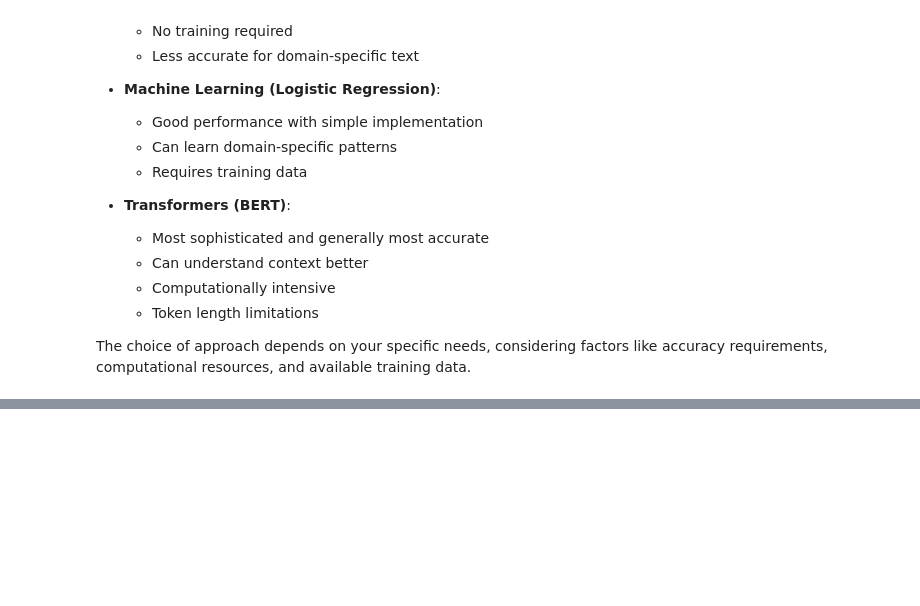
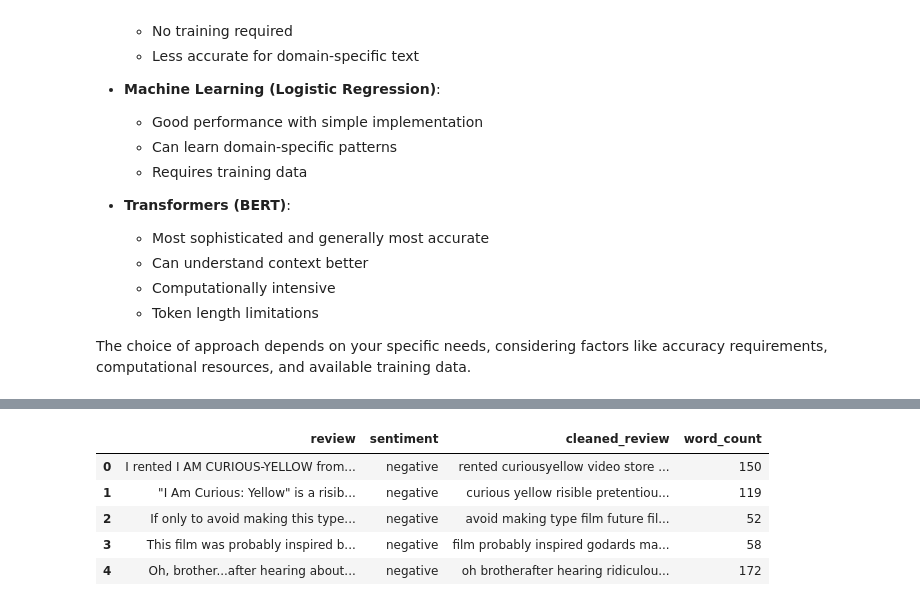
Before and after one commit to calmrocks/master-machine-learning-engineer, a Jupyter notebook: BasicModels/NLP.ipynb, the cells around one changed output, grey strips where cells are left out. Drawn from its saved outputs; the diff is of its cells as text; code cells hidden in the pictures; blank space fills up the shorter version.

```diff
--- a/BasicModels/NLP.ipynb
+++ b/BasicModels/NLP.ipynb
@@ -476,0 +522,9 @@ The choice of approach depends on your specific needs, considering factors like
+# %%
+train_df.head()
+# %% [output]
+|  | review | sentiment | cleaned_review | word_count |
+| 0 | I rented I AM CURIOUS-YELLOW from... | negative | rented curiousyellow video store ... | 150 |
+| 1 | "I Am Curious: Yellow" is a risib... | negative | curious yellow risible pretentiou... | 119 |
+| 2 | If only to avoid making this type... | negative | avoid making type film future fil... | 52 |
+| 3 | This film was probably inspired b... | negative | film probably inspired godards ma... | 58 |
+| 4 | Oh, brother...after hearing about... | negative | oh brotherafter hearing ridiculou... | 172 |
```
Also changed, not shown: parts of 10 cells of this notebook.
